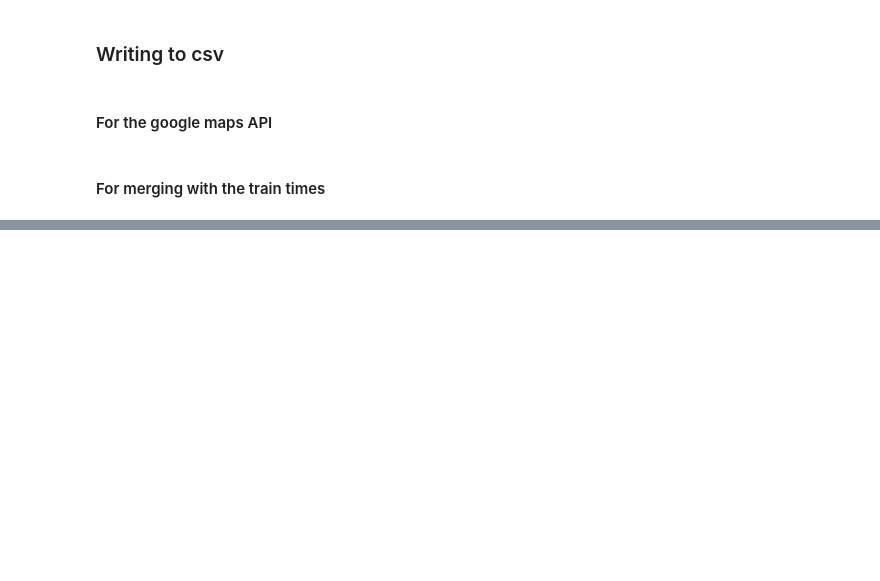
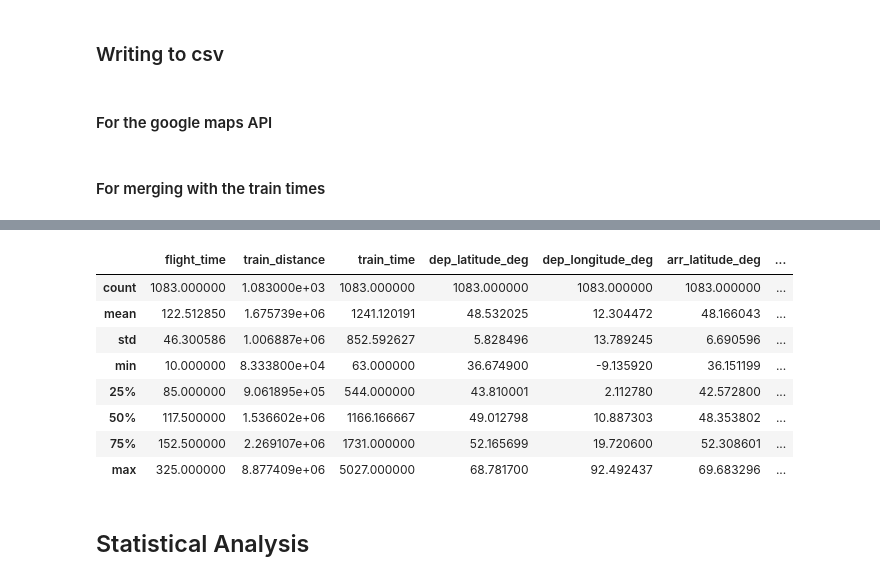
Before and after one commit to RabDou44/DOPP_group18, a Jupyter notebook: final notebook/Single_notebook.ipynb, the cells around one changed output, grey strips where cells are left out. Cells and saved outputs as stored; diff of their text form; code cells hidden in the pictures; blank space fills up the shorter version.

Commit message:
moving notebooks around, partly integrating the analysis into the single notebook

```diff
--- a/final notebook/Single_notebook.ipynb
+++ b/final notebook/Single_notebook.ipynb
@@ -1656,0 +1895,5 @@ new_flight_routes.to_csv("../datasets/final_flight_routes.csv",index=False, head
+# %%
+# Convert train time from seconds to minutes using .loc
+filtered_data.loc[:, 'train_time'] = filtered_data['train_time'] / 60
+
+print(filtered_data.head())
@@ -1656,0 +1919,2 @@ new_flight_routes.to_csv("../datasets/final_flight_routes.csv",index=False, head
+# %%
+iata_codes_country = pd.read_csv('/Users/slavicagjorgieva/Desktop/TU/WS23/DOPP/Ex2/DOPP_group18/datasets/fixed-airports-codes.csv')
@@ -1656,0 +1939,22 @@ new_flight_routes.to_csv("../datasets/final_flight_routes.csv",index=False, head
+# %%
+merged_departure = pd.merge(filtered_data, iata_codes_country, left_on='departure airport', right_on='iata_code', how='left')
+
+# Rename columns from the first merge
+merged_departure.rename(columns={'latitude_deg': 'dep_latitude_deg', 'longitude_deg': 'dep_longitude_deg', 'iso_country': 'dep_iso_country'}, inplace=True)
+
+# Drop extra columns after the first merge
+columns_to_drop_first_merge = ['id', 'ident', 'type', 'name', 'elevation_ft', 'continent', 'iso_region', 'municipality', 'scheduled_service', 'gps_code', 'iata_code', 'local_code', 'home_link', 'wikipedia_link', 'keywords']
+merged_departure.drop(columns_to_drop_first_merge, axis=1, inplace=True)
+
+# Second, merge for arrival airport
+merged_data = pd.merge(merged_departure, iata_codes_country, left_on='arrival airport', right_on='iata_code', how='left')
+
+# Rename columns from the second merge
+merged_data.rename(columns={'latitude_deg': 'arr_latitude_deg', 'longitude_deg': 'arr_longitude_deg', 'iso_country': 'arr_iso_country'}, inplace=True)
+
+# Drop extra columns after the second merge
+columns_to_drop_second_merge = ['id', 'ident', 'type', 'name', 'elevation_ft', 'continent', 'iso_region', 'municipality', 'scheduled_service', 'gps_code', 'iata_code', 'local_code', 'home_link', 'wikipedia_link', 'keywords']
+merged_data.drop(columns_to_drop_second_merge, axis=1, inplace=True)
+
+
+print(merged_data.head())
@@ -1656,0 +1979,14 @@ new_flight_routes.to_csv("../datasets/final_flight_routes.csv",index=False, head
+# %%
+merged_data.describe()
+# %% [output]
+|  | flight_time | train_distance | train_time | dep_latitude_deg | dep_longitude_deg | arr_latitude_deg | ... |
+| count | 1083.000000 | 1.083000e+03 | 1083.000000 | 1083.000000 | 1083.000000 | 1083.000000 | ... |
+| mean | 122.512850 | 1.675739e+06 | 1241.120191 | 48.532025 | 12.304472 | 48.166043 | ... |
+| std | 46.300586 | 1.006887e+06 | 852.592627 | 5.828496 | 13.789245 | 6.690596 | ... |
+| min | 10.000000 | 8.333800e+04 | 63.000000 | 36.674900 | -9.135920 | 36.151199 | ... |
+| 25% | 85.000000 | 9.061895e+05 | 544.000000 | 43.810001 | 2.112780 | 42.572800 | ... |
+| 50% | 117.500000 | 1.536602e+06 | 1166.166667 | 49.012798 | 10.887303 | 48.353802 | ... |
+| 75% | 152.500000 | 2.269107e+06 | 1731.000000 | 52.165699 | 19.720600 | 52.308601 | ... |
+| max | 325.000000 | 8.877409e+06 | 5027.000000 | 68.781700 | 92.492437 | 69.683296 | ... |
+# %% [markdown]
+## Statistical Analysis
```
Also changed, not shown: parts of 32 cells of this notebook.
